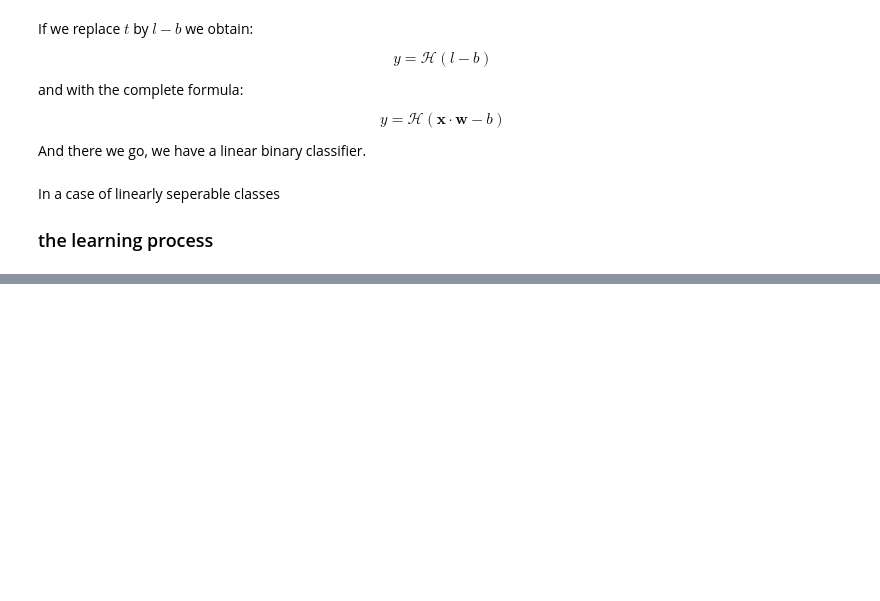
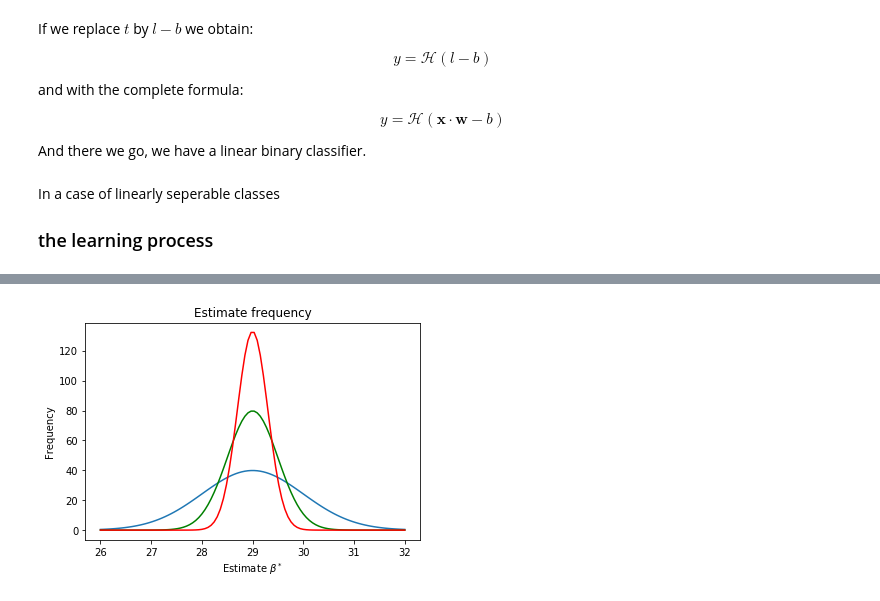
Before and after one commit to GarreauArthur/ldl, a Jupyter notebook: graphs.ipynb, the cells around one changed output, grey strips where cells are left out. Cells and saved outputs as stored; diff of their text form; code cells hidden in the pictures; blank space fills up the shorter version.

```diff
--- a/graphs.ipynb
+++ b/graphs.ipynb
@@ -186,0 +216,14 @@ In a case of linearly seperable classes
+# %%
+mu = 29
+variance = 1
+sigma = math.sqrt(variance)
+x = np.linspace(mu-3*sigma, mu+3*sigma, 100)
+plt.plot(x,100*mlab.normpdf(x, mu, sigma))
+plt.plot(x,100*mlab.normpdf(x, mu, 0.5),color='green')
+plt.plot(x,100*mlab.normpdf(x, mu, 0.3),color='red')
+plt.title("Estimate frequency")
+plt.xlabel(r"Estimate $\beta^*$")
+plt.ylabel("Frequency")
+plt.show()
+# %% [output]
+[figure, added]
```
Also changed, not shown: parts of 2 cells of this notebook.
